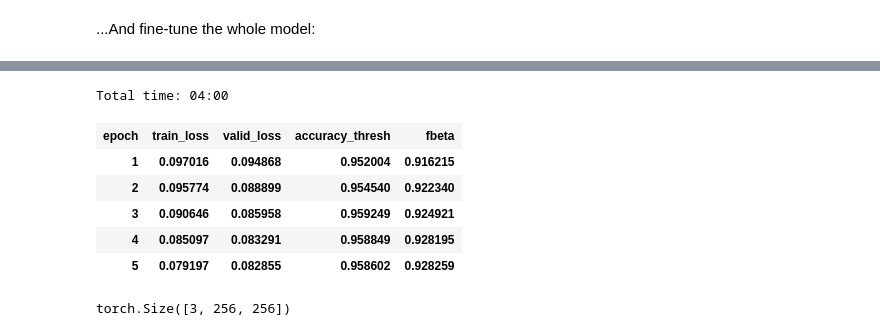
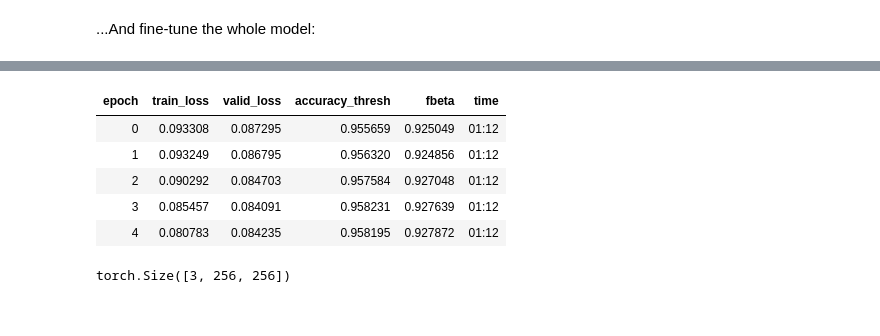
Before and after one commit to anurag89sharma/fastai-course-v3, a Jupyter notebook: dl1/lesson3-planet.ipynb, the cells around one changed output, grey strips where cells are left out. Saved outputs shown, nothing was run; the diff lists cells and outputs as text; code cells hidden in the pictures.

```diff
--- a/dl1/lesson3-planet.ipynb
+++ b/dl1/lesson3-planet.ipynb
@@ -135,13 +134,12 @@ LR Finder complete, type {learner_name}.recorder.plot() to see the graph.
 # %%
-learn.fit_one_cycle(5, slice(1e-5, lr/5))
+learn.fit_one_cycle(5, slice(1e-5, 1e-4))
 # %% [output]
-Total time: 04:00
-| epoch | train_loss | valid_loss | accuracy_thresh | fbeta |
-| 1 | 0.097016 | 0.094868 | 0.952004 | 0.916215 |
-| 2 | 0.095774 | 0.088899 | 0.954540 | 0.922340 |
-| 3 | 0.090646 | 0.085958 | 0.959249 | 0.924921 |
-| 4 | 0.085097 | 0.083291 | 0.958849 | 0.928195 |
-| 5 | 0.079197 | 0.082855 | 0.958602 | 0.928259 |
+| epoch | train_loss | valid_loss | accuracy_thresh | fbeta | time |
+| 0 | 0.093308 | 0.087295 | 0.955659 | 0.925049 | 01:12 |
+| 1 | 0.093249 | 0.086795 | 0.956320 | 0.924856 | 01:12 |
+| 2 | 0.090292 | 0.084703 | 0.957584 | 0.927048 | 01:12 |
+| 3 | 0.085457 | 0.084091 | 0.958231 | 0.927639 | 01:12 |
+| 4 | 0.080783 | 0.084235 | 0.958195 | 0.927872 | 01:12 |
 # %%
 learn.save('stage-2-rn50')
 # %%
```
Also changed, not shown: parts of 12 cells of this notebook.
